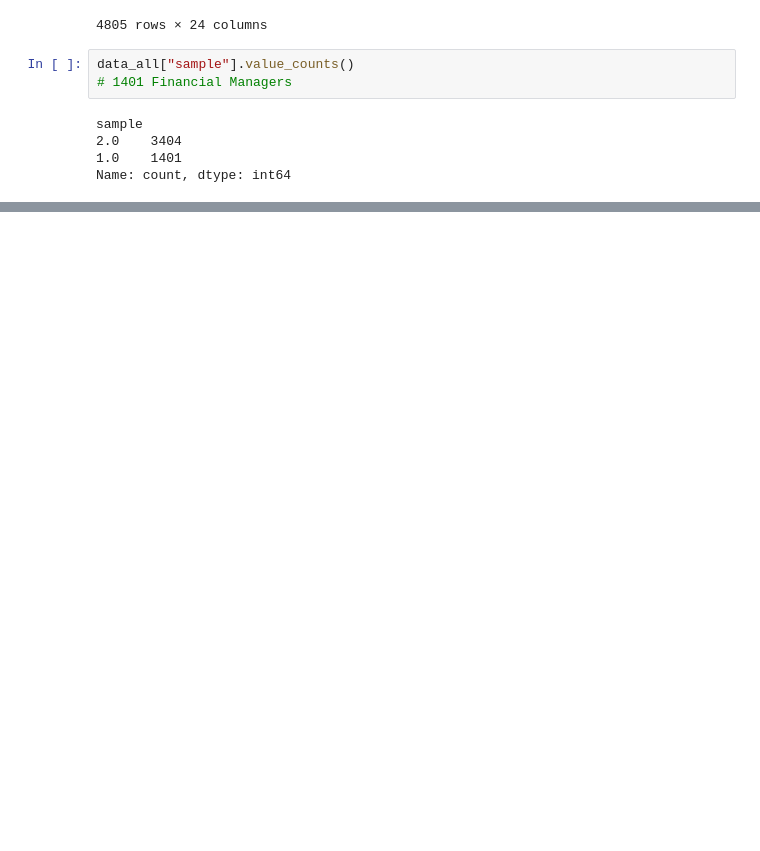
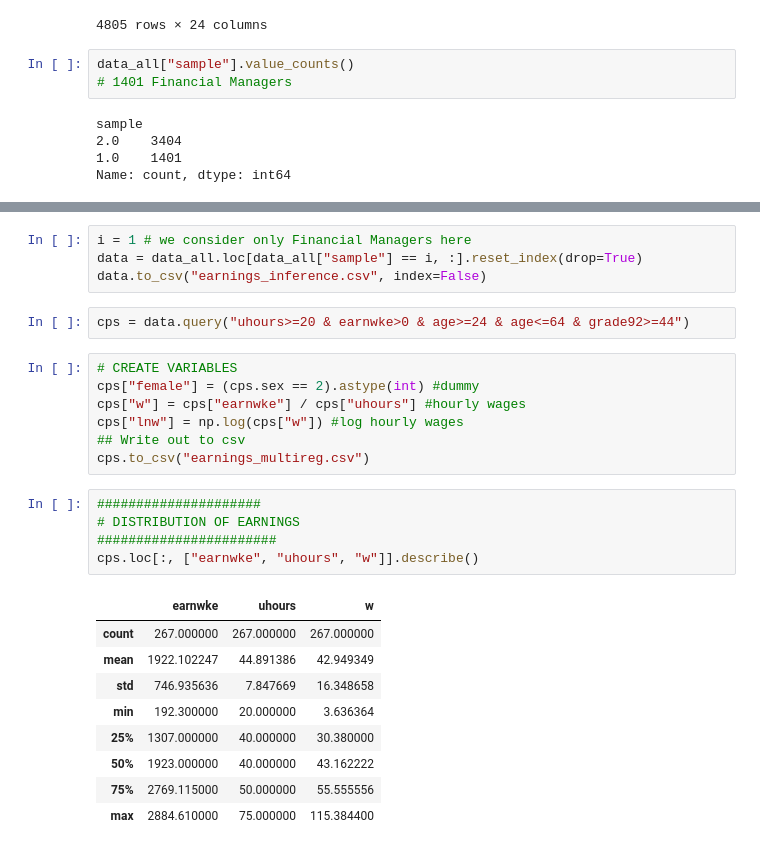
Before and after one commit to Alejandra-savagebriz/DA2, a Jupyter notebook: DA2_Assignment1.ipynb, the cells around one changed output, grey strips where cells are left out. Drawn from its saved outputs; the diff is of its cells as text; blank space fills up the shorter version.

Commit message:
Variable creation for distribution of earnings

```diff
--- a/DA2_Assignment1.ipynb
+++ b/DA2_Assignment1.ipynb
@@ -567,0 +578,28 @@ Name: count, dtype: int64
+# %%
+i = 1 # we consider only Financial Managers here
+data = data_all.loc[data_all["sample"] == i, :].reset_index(drop=True)
+data.to_csv("earnings_inference.csv", index=False)
+# %%
+cps = data.query("uhours>=20 & earnwke>0 & age>=24 & age<=64 & grade92>=44")
+# %%
+# CREATE VARIABLES
+cps["female"] = (cps.sex == 2).astype(int) #dummy
+cps["w"] = cps["earnwke"] / cps["uhours"] #hourly wages
+cps["lnw"] = np.log(cps["w"]) #log hourly wages
+## Write out to csv
+cps.to_csv("earnings_multireg.csv")
+# %%
+#####################
+# DISTRIBUTION OF EARNINGS
+#######################
+cps.loc[:, ["earnwke", "uhours", "w"]].describe()
+# %% [output]
+|  | earnwke | uhours | w |
+| count | 267.000000 | 267.000000 | 267.000000 |
+| mean | 1922.102247 | 44.891386 | 42.949349 |
+| std | 746.935636 | 7.847669 | 16.348658 |
+| min | 192.300000 | 20.000000 | 3.636364 |
+| 25% | 1307.000000 | 40.000000 | 30.380000 |
+| 50% | 1923.000000 | 40.000000 | 43.162222 |
+| 75% | 2769.115000 | 50.000000 | 55.555556 |
+| max | 2884.610000 | 75.000000 | 115.384400 |
```
Also changed, not shown: parts of 1 cell of this notebook.
